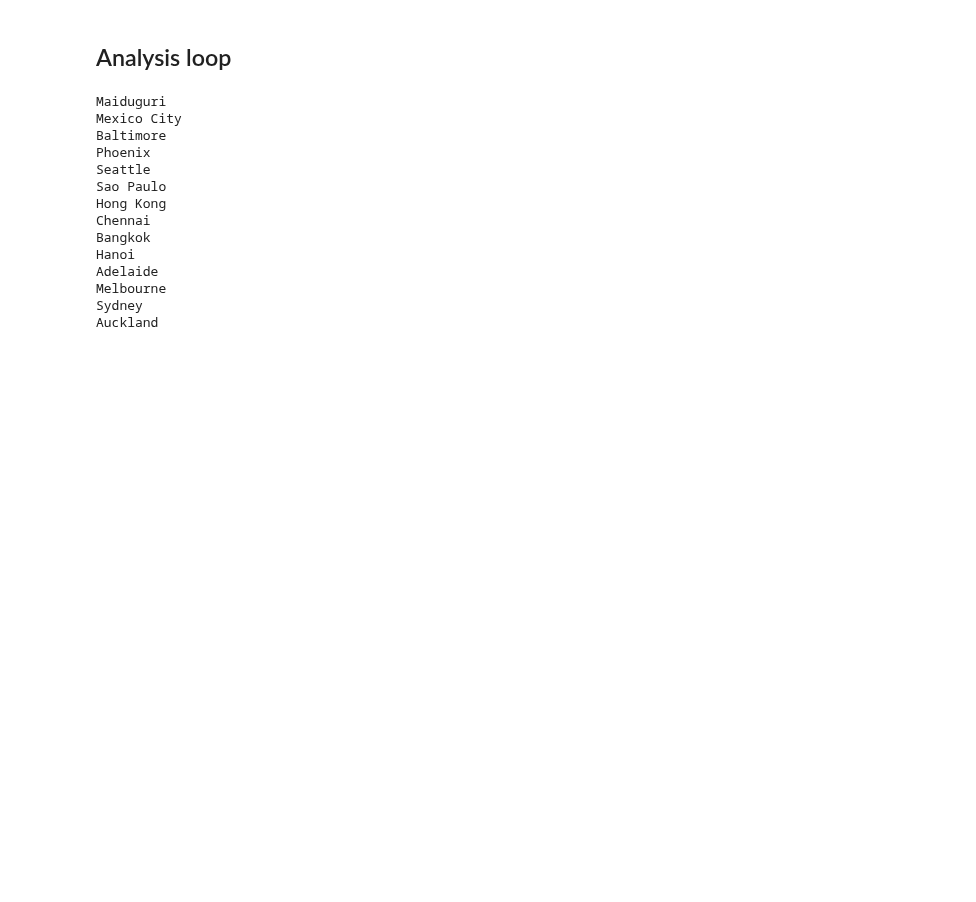
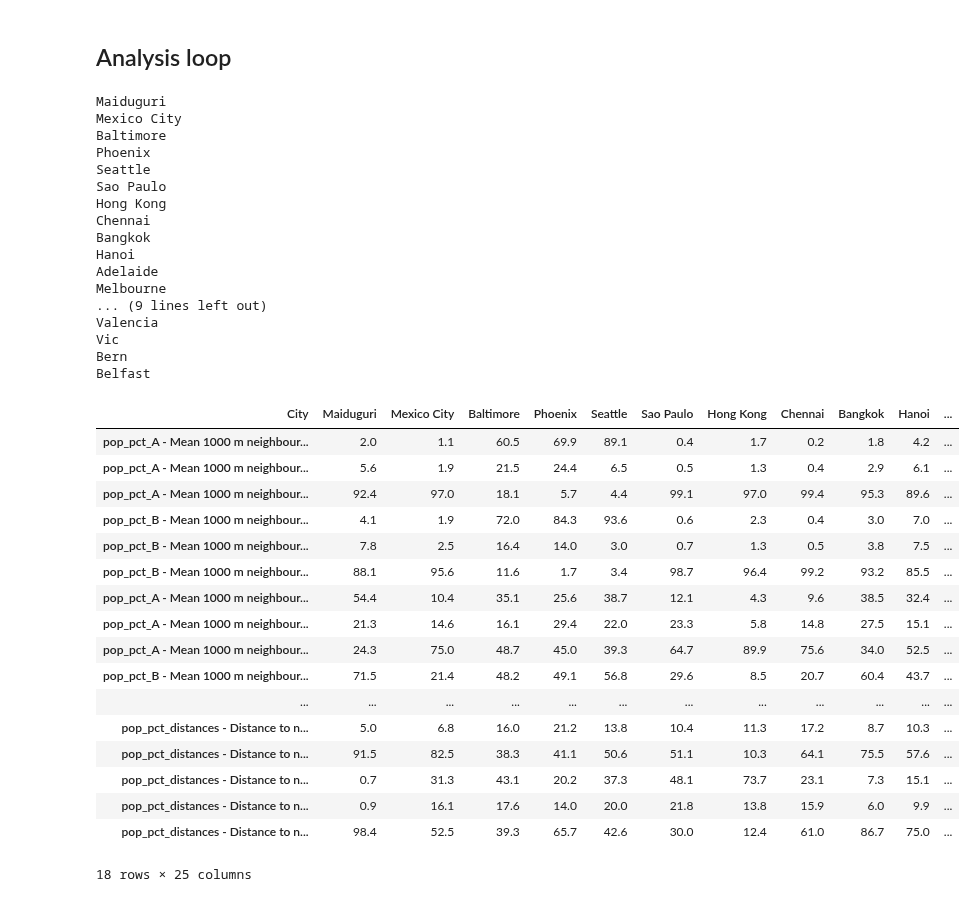
Before and after one commit to healthysustainablecities/global-indicators, a Jupyter notebook: analysis/threshold_mapping.ipynb, the cells around one changed output. Cells and saved outputs as stored; diff of their text form; code cells hidden in the pictures; blank space fills up the shorter version.

Commit message:
corrected table output, and added in output to latex file for draft table of thresholds

```diff
--- a/analysis/threshold_mapping.ipynb
+++ b/analysis/threshold_mapping.ipynb
@@ -623,6 +368,7 @@ for city in hexes.keys():
                                     .groupby([point_hexes[city][f'{variable}_{scenario}']])['pop_est']\
                                     .sum()\
                                     /point_hexes[city]['pop_est'].sum()).round(1)
+                        percentages.index = split_labels
                         for c in split_labels:
                             try:
                                 statistic = f'pop_pct_{scenario} - {indicator} - {c}'
@@ -642,32 +388,53 @@ for city in hexes.keys():
                 plt.suptitle("\n".join(wrap(f'Histogram of {indicator}.',120)))
 
                 for scenario in [s for s in scenarios.keys() if s in indicator_scenarios]:
                     attributes = list(thresholds[indicator]['scenarios'][scenario].keys())
                     if ('interval' in attributes):
                         plt.text(0.5,scenario_style[scenario]["align"],f'\n\n{scenario}: {interval_type} {thresholds[indicator]["scenarios"][scenario]["interval"]}; {scenario_style[scenario]["line"]} range', color=scenario_style[scenario]["colour"], transform=plt.gcf().transFigure,ha='center',va='center')
                         for line in [x for x in splits[scenario][1:] if x!=var_max]:
                             plt.axvline(line, color='k', linestyle=scenario_style[scenario]["line"], linewidth=1)
                         plt.axvspan(*interval_splits[scenario], color=scenario_style[scenario]["colour"],alpha=0.6, zorder=2)
                 plt.ylabel("Frequency")
                 pdf.savefig(fig)
                 plt.clf()
 
     plt.close('all')
 
 cities[statistics].fillna(0).transpose().to_csv(f'./reports/Global Indicators 2020 - thresholds summary estimates.csv')
 cities[statistics].fillna(0).transpose()
 # %% [output]
 Maiduguri
 Mexico City
 Baltimore
 Phoenix
 Seattle
 Sao Paulo
 Hong Kong
 Chennai
 Bangkok
 Hanoi
 Adelaide
 Melbourne
-Sydney
-Auckland
+... (9 lines left out)
+Valencia
+Vic
+Bern
+Belfast
+| City | Maiduguri | Mexico City | Baltimore | Phoenix | Seattle | Sao Paulo | Hong Kong | Chennai | Bangkok | Hanoi | ... |
+| pop_pct_A - Mean 1000 m neighbour... | 2.0 | 1.1 | 60.5 | 69.9 | 89.1 | 0.4 | 1.7 | 0.2 | 1.8 | 4.2 | ... |
+| pop_pct_A - Mean 1000 m neighbour... | 5.6 | 1.9 | 21.5 | 24.4 | 6.5 | 0.5 | 1.3 | 0.4 | 2.9 | 6.1 | ... |
+| pop_pct_A - Mean 1000 m neighbour... | 92.4 | 97.0 | 18.1 | 5.7 | 4.4 | 99.1 | 97.0 | 99.4 | 95.3 | 89.6 | ... |
+| pop_pct_B - Mean 1000 m neighbour... | 4.1 | 1.9 | 72.0 | 84.3 | 93.6 | 0.6 | 2.3 | 0.4 | 3.0 | 7.0 | ... |
+| pop_pct_B - Mean 1000 m neighbour... | 7.8 | 2.5 | 16.4 | 14.0 | 3.0 | 0.7 | 1.3 | 0.5 | 3.8 | 7.5 | ... |
+| pop_pct_B - Mean 1000 m neighbour... | 88.1 | 95.6 | 11.6 | 1.7 | 3.4 | 98.7 | 96.4 | 99.2 | 93.2 | 85.5 | ... |
+| pop_pct_A - Mean 1000 m neighbour... | 54.4 | 10.4 | 35.1 | 25.6 | 38.7 | 12.1 | 4.3 | 9.6 | 38.5 | 32.4 | ... |
+| pop_pct_A - Mean 1000 m neighbour... | 21.3 | 14.6 | 16.1 | 29.4 | 22.0 | 23.3 | 5.8 | 14.8 | 27.5 | 15.1 | ... |
+| pop_pct_A - Mean 1000 m neighbour... | 24.3 | 75.0 | 48.7 | 45.0 | 39.3 | 64.7 | 89.9 | 75.6 | 34.0 | 52.5 | ... |
+| pop_pct_B - Mean 1000 m neighbour... | 71.5 | 21.4 | 48.2 | 49.1 | 56.8 | 29.6 | 8.5 | 20.7 | 60.4 | 43.7 | ... |
+| ... | ... | ... | ... | ... | ... | ... | ... | ... | ... | ... | ... |
+| pop_pct_distances - Distance to n... | 5.0 | 6.8 | 16.0 | 21.2 | 13.8 | 10.4 | 11.3 | 17.2 | 8.7 | 10.3 | ... |
+| pop_pct_distances - Distance to n... | 91.5 | 82.5 | 38.3 | 41.1 | 50.6 | 51.1 | 10.3 | 64.1 | 75.5 | 57.6 | ... |
+| pop_pct_distances - Distance to n... | 0.7 | 31.3 | 43.1 | 20.2 | 37.3 | 48.1 | 73.7 | 23.1 | 7.3 | 15.1 | ... |
+| pop_pct_distances - Distance to n... | 0.9 | 16.1 | 17.6 | 14.0 | 20.0 | 21.8 | 13.8 | 15.9 | 6.0 | 9.9 | ... |
+| pop_pct_distances - Distance to n... | 98.4 | 52.5 | 39.3 | 65.7 | 42.6 | 30.0 | 12.4 | 61.0 | 86.7 | 75.0 | ... |
+18 rows × 25 columns
```
Also changed, not shown: parts of 2 cells of this notebook.
